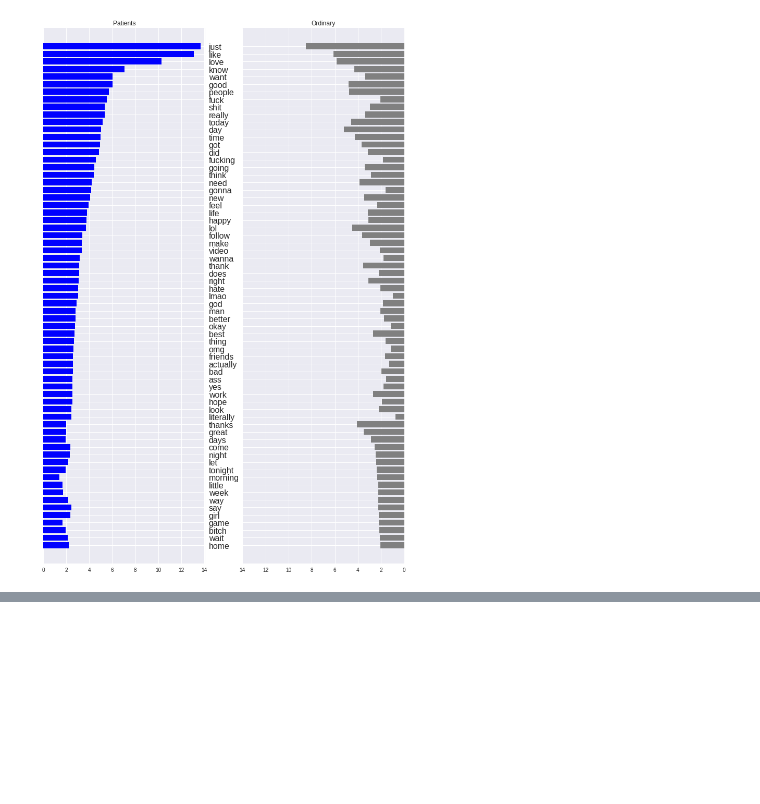
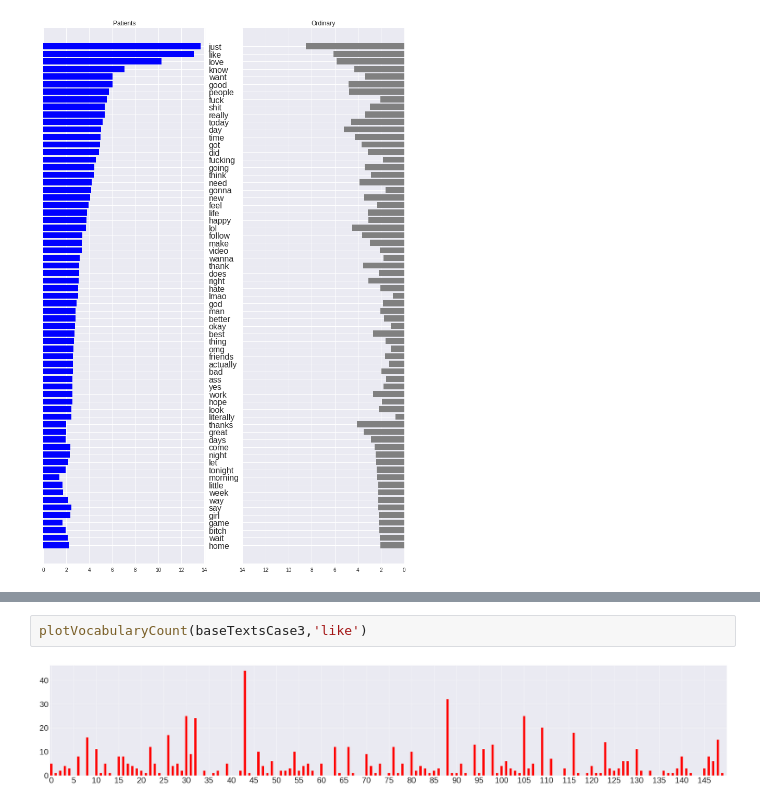
Before and after one commit to Adeline-Wei/Depression_Research, a Jupyter notebook: 1_preprocessing/tfidf_new_version.ipynb, the cells around one changed output, grey strips where cells are left out. Drawn from its saved outputs; the diff is of its cells as text; blank space fills up the shorter version.

```diff
--- a/1_preprocessing/tfidf_new_version.ipynb
+++ b/1_preprocessing/tfidf_new_version.ipynb
@@ -515,0 +559,4 @@ plotTwoGroupsTfidfType3()
+# %%
+plotVocabularyCount(baseTextsCase3,'like')
+# %% [output]
+[figure, added]
```
Also changed, not shown: parts of 13 cells of this notebook.
